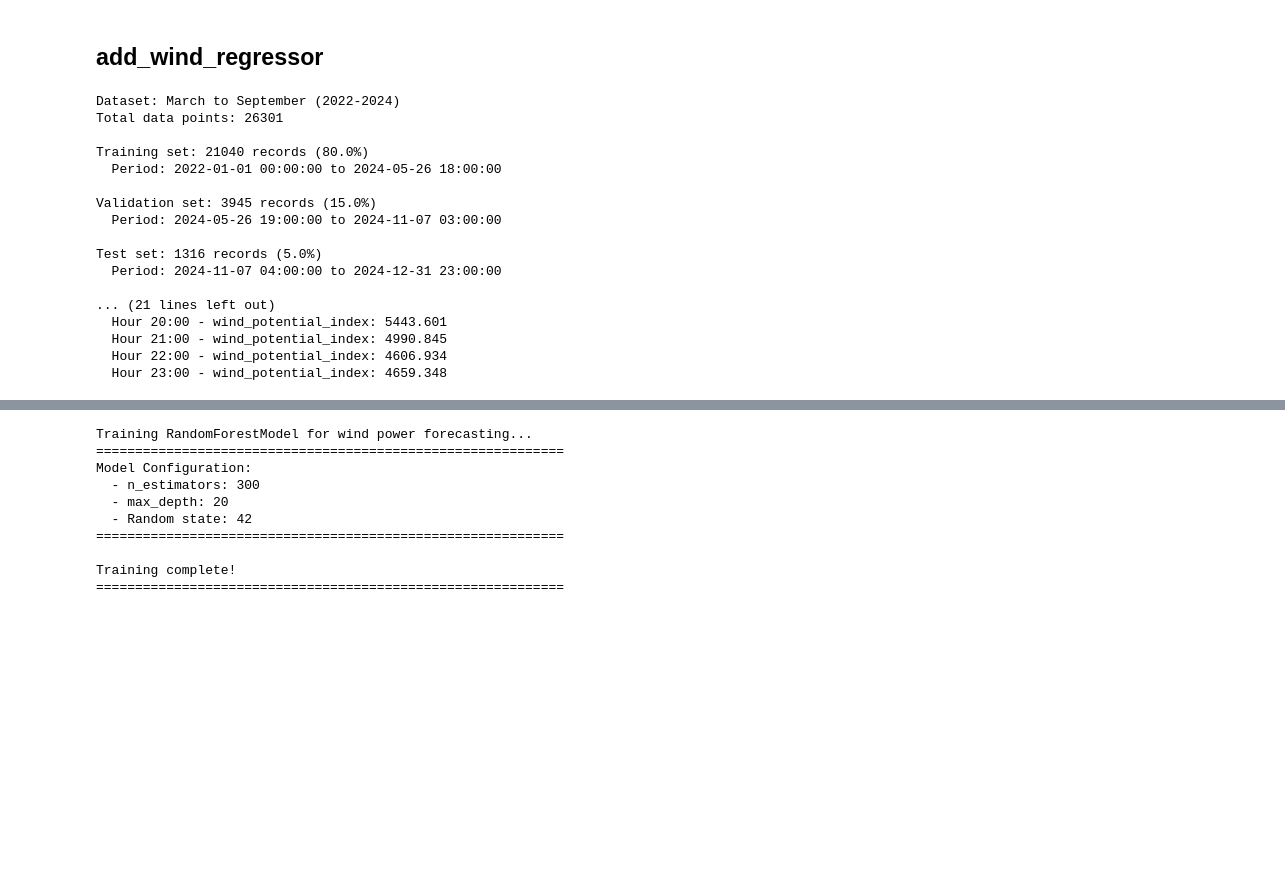
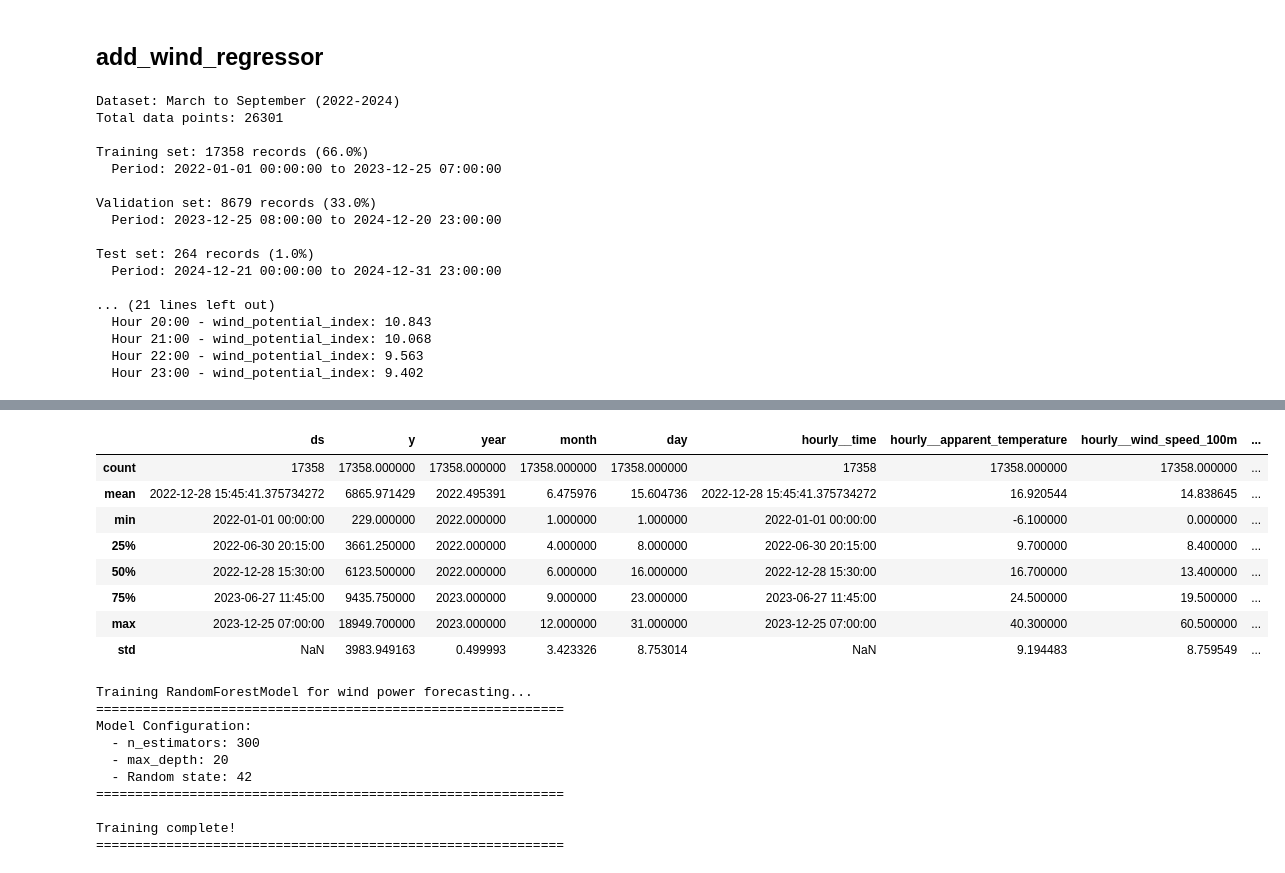
Before and after one commit to sdcastanedaa-max/2025-26-Data-driven, a Jupyter notebook: Advance_forecast/forecast_wind_gen.ipynb, the cells around one changed output, grey strips where cells are left out. Drawn from its saved outputs; the diff is of its cells as text; code cells hidden in the pictures; blank space fills up the shorter version.

```diff
--- a/Advance_forecast/forecast_wind_gen.ipynb
+++ b/Advance_forecast/forecast_wind_gen.ipynb
@@ -170,8 +169,8 @@ wind_df = pd.read_csv("../Gen_data/Wind_2022_2024.csv")
 # Split data into train (70%), validation (20%), and test (10%)
 # Using only March to September data from 2022-2024
 total_rows = len(df)
-train_size = int(0.8 * total_rows)
-val_size = int(0.15 * total_rows)
+train_size = int(0.66 * total_rows)
+val_size = int(0.33 * total_rows)
 
 train_df = df.iloc[:train_size].copy()
 val_df = df.iloc[train_size:train_size + val_size].copy()
@@ -193,9 +192,6 @@ def add_wind_regressor(df, wind_df):
     # Time
     merged['hour'] = merged['ds'].dt.hour
     merged['month'] = merged['ds'].dt.month
-
-    # wind_speed_cubed, Power is proportional to wind speed^3
-    merged['wind_speed_cubed'] = merged['hourly__wind_speed_100m'] ** 3
 
     # wind_direction
     wind_dir_rad = np.deg2rad(merged['hourly__wind_direction_100m'])
@@ -228,7 +224,7 @@ def add_wind_regressor(df, wind_df):
 
 
     merged['wind_potential_index'] = (
-        merged['wind_speed_cubed'] * merged['season_factor']
+        merged['hourly__wind_speed_100m'] * merged['season_factor']
     )
 
     return merged
@@ -255,20 +251,20 @@ for _, row in hourly_elevation.iterrows():
 Dataset: March to September (2022-2024)
 Total data points: 26301
 
-Training set: 21040 records (80.0%)
-  Period: 2022-01-01 00:00:00 to 2024-05-26 18:00:00
+Training set: 17358 records (66.0%)
+  Period: 2022-01-01 00:00:00 to 2023-12-25 07:00:00
 
-Validation set: 3945 records (15.0%)
-  Period: 2024-05-26 19:00:00 to 2024-11-07 03:00:00
+Validation set: 8679 records (33.0%)
+  Period: 2023-12-25 08:00:00 to 2024-12-20 23:00:00
 
-Test set: 1316 records (5.0%)
-  Period: 2024-11-07 04:00:00 to 2024-12-31 23:00:00
+Test set: 264 records (1.0%)
+  Period: 2024-12-21 00:00:00 to 2024-12-31 23:00:00
 
 ... (21 lines left out)
-  Hour 20:00 - wind_potential_index: 5443.601
-  Hour 21:00 - wind_potential_index: 4990.845
-  Hour 22:00 - wind_potential_index: 4606.934
-  Hour 23:00 - wind_potential_index: 4659.348
+  Hour 20:00 - wind_potential_index: 10.843
+  Hour 21:00 - wind_potential_index: 10.068
+  Hour 22:00 - wind_potential_index: 9.563
+  Hour 23:00 - wind_potential_index: 9.402
 # %%
-train_df.describe
+train_df.describe()
 # %% [output]
@@ -292,3 +271,12 @@ train_df.describe
+|  | ds | y | year | month | day | hourly__time | hourly__apparent_temperature | hourly__wind_speed_100m | ... |
+| count | 17358 | 17358.000000 | 17358.000000 | 17358.000000 | 17358.000000 | 17358 | 17358.000000 | 17358.000000 | ... |
+| mean | 2022-12-28 15:45:41.375734272 | 6865.971429 | 2022.495391 | 6.475976 | 15.604736 | 2022-12-28 15:45:41.375734272 | 16.920544 | 14.838645 | ... |
+| min | 2022-01-01 00:00:00 | 229.000000 | 2022.000000 | 1.000000 | 1.000000 | 2022-01-01 00:00:00 | -6.100000 | 0.000000 | ... |
+| 25% | 2022-06-30 20:15:00 | 3661.250000 | 2022.000000 | 4.000000 | 8.000000 | 2022-06-30 20:15:00 | 9.700000 | 8.400000 | ... |
+| 50% | 2022-12-28 15:30:00 | 6123.500000 | 2022.000000 | 6.000000 | 16.000000 | 2022-12-28 15:30:00 | 16.700000 | 13.400000 | ... |
+| 75% | 2023-06-27 11:45:00 | 9435.750000 | 2023.000000 | 9.000000 | 23.000000 | 2023-06-27 11:45:00 | 24.500000 | 19.500000 | ... |
+| max | 2023-12-25 07:00:00 | 18949.700000 | 2023.000000 | 12.000000 | 31.000000 | 2023-12-25 07:00:00 | 40.300000 | 60.500000 | ... |
+| std | NaN | 3983.949163 | 0.499993 | 3.423326 | 8.753014 | NaN | 9.194483 | 8.759549 | ... |
 # %%
 from src.random_forest import RandomForestModel
 import matplotlib.pyplot as plt
```
Also changed, not shown: parts of 18 cells of this notebook, 3 other files.
